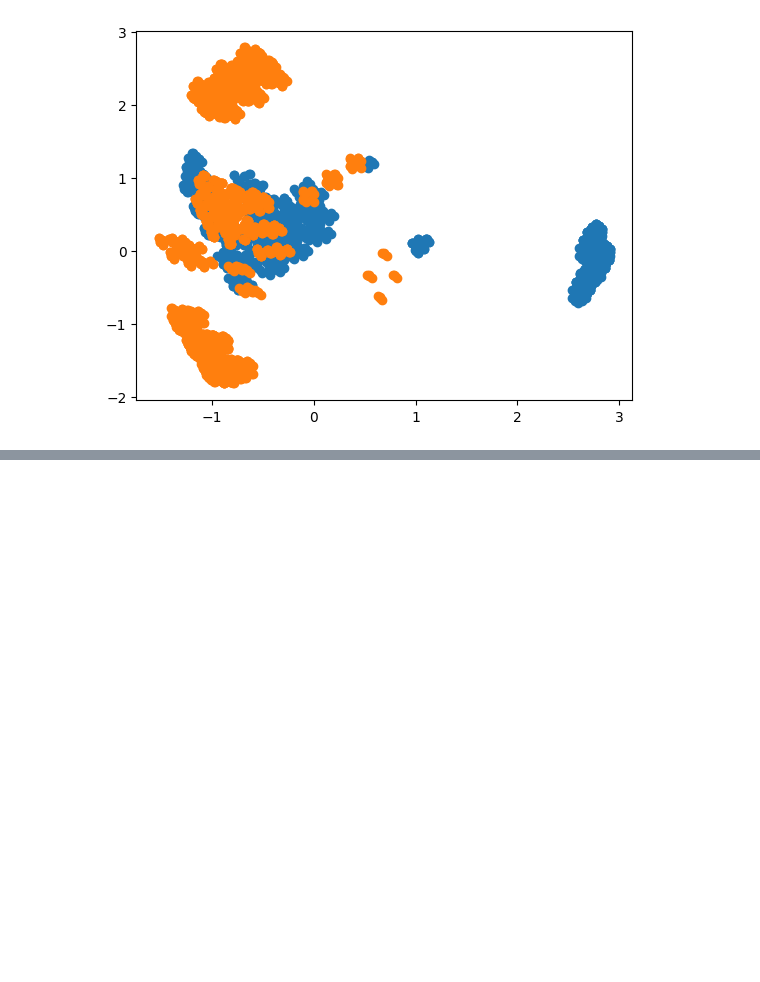
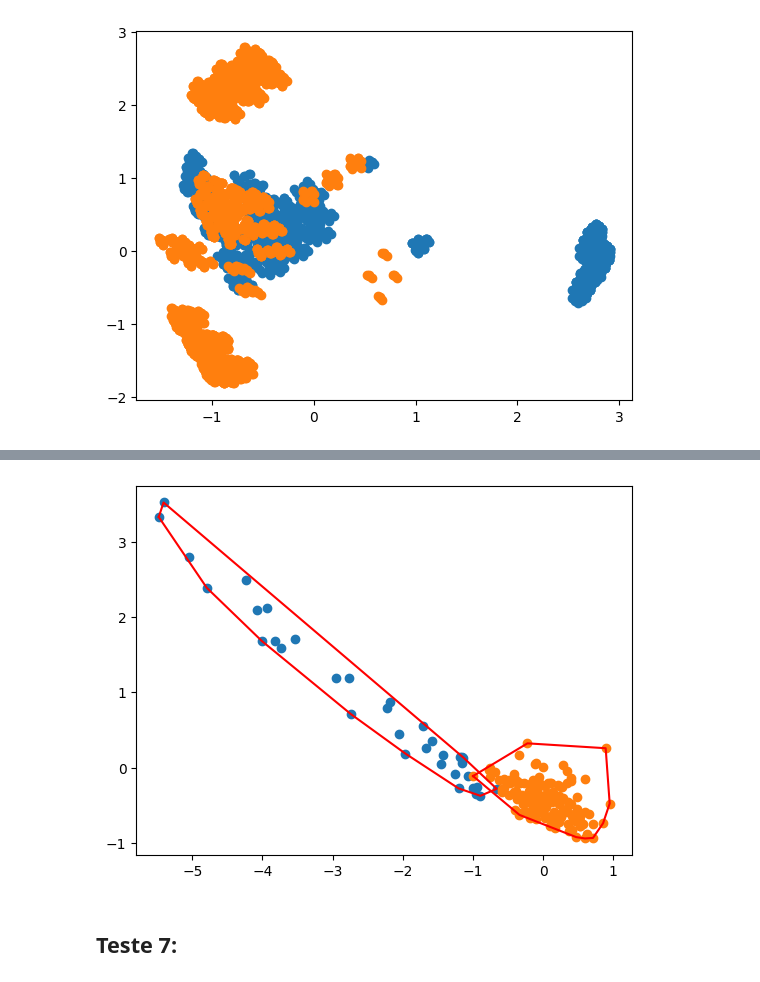
Before and after one commit to MFreyaG/Machine-learning-with-convex-hull, a Jupyter notebook: tp1_alg2.ipynb, the cells around one changed output, grey strips where cells are left out. Cells and saved outputs as stored; diff of their text form; code cells hidden in the pictures; blank space fills up the shorter version.

```diff
--- a/tp1_alg2.ipynb
+++ b/tp1_alg2.ipynb
@@ -540,0 +550,5 @@ plt.show()
+# %%
+thyroid_df = pd.read_csv("datasets/newthyroid.prepared.csv")
+
+thyroid_df = thyroid_df.dropna()
+thyroid_df.head()
@@ -540,0 +562,51 @@ plt.show()
+# %%
+thyroid_df_type = thyroid_df['Class']
+thyroid_df.drop(columns=['Class'], inplace=True)
+
+thyroid_df_reduced = PCA(n_components=2).fit_transform(thyroid_df)
+
+class_2 = []
+other_classes = []
+
+index = 0
+for color in thyroid_df_type:
+    if color == 2:
+        class_2.append(thyroid_df_reduced[index])
+    elif color != 2 and color != 3:
+        other_classes.append(thyroid_df_reduced[index])
+    index+=1
+
+class_2 = np.array(class_2)
+other_classes = np.array(other_classes)
+
+class_2_point_set = []
+other_point_set = []
+
+for point in class_2:
+    class_2_point_set.append(Point(point[0],point[1]))
+for point in other_classes:
+    other_point_set.append(Point(point[0],point[1]))
+
+class2_hull = ConvexHull(class_2_point_set)
+class2_hull_points = class2_hull.find_convex_hull()
+class2_hull_points_arr = Tools.point_to_list(class2_hull_points)
+class2_hull_points_arr[0].append(class2_hull_points[0].x)
+class2_hull_points_arr[1].append(class2_hull_points[0].y)
+
+other_hull = ConvexHull(other_point_set)
+other_hull_points = other_hull.find_convex_hull()
+other_hull_points_arr = Tools.point_to_list(other_hull_points)
+other_hull_points_arr[0].append(other_hull_points[0].x)
+other_hull_points_arr[1].append(other_hull_points[0].y)
+
+plt.scatter(class_2[:,0], class_2[:,1])
+plt.scatter(other_classes[:,0], other_classes[:,1])
+
+plt.plot(class2_hull_points_arr[0],class2_hull_points_arr[1], color="red")
+plt.plot(other_hull_points_arr[0],other_hull_points_arr[1], color="red")
+
+plt.show()
+# %% [output]
+[figure, added]
+# %% [markdown]
+## Teste 7: ##
```
Also changed, not shown: parts of 8 cells of this notebook, 1 other file.
